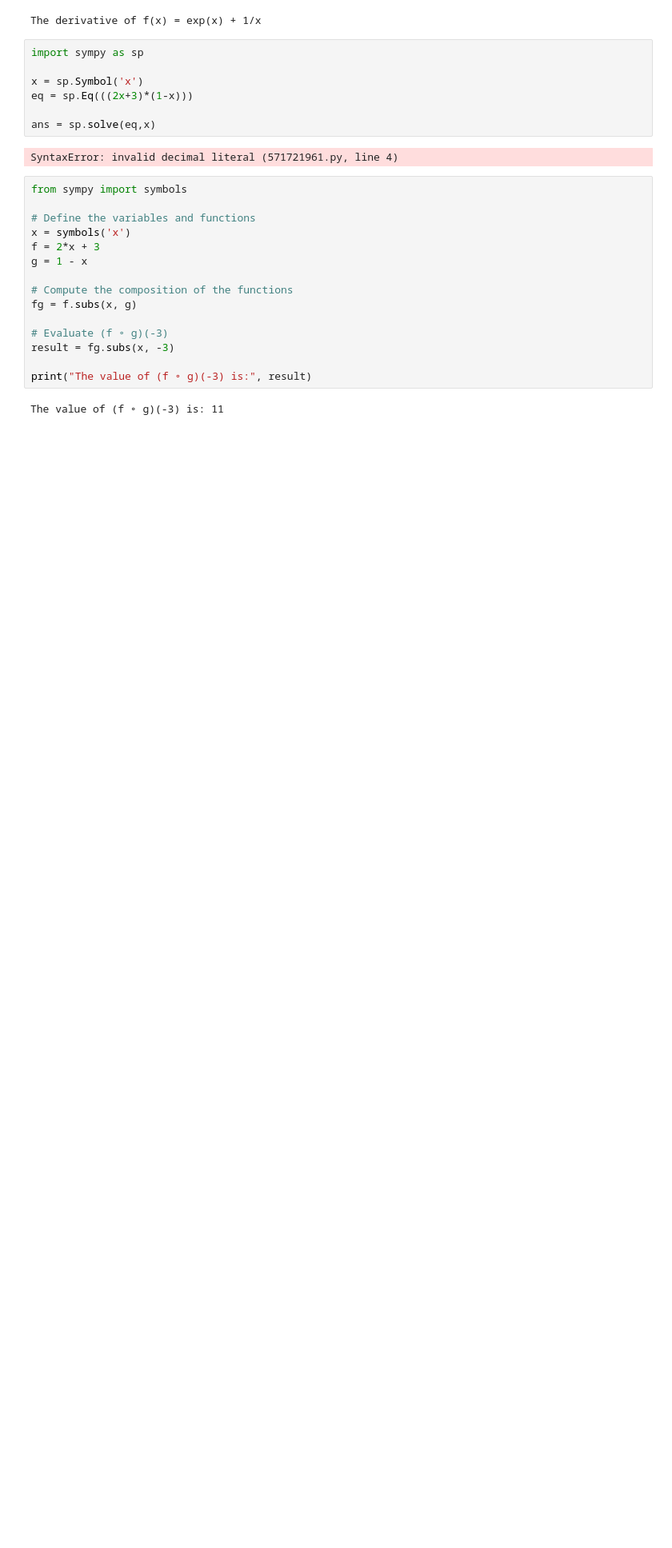
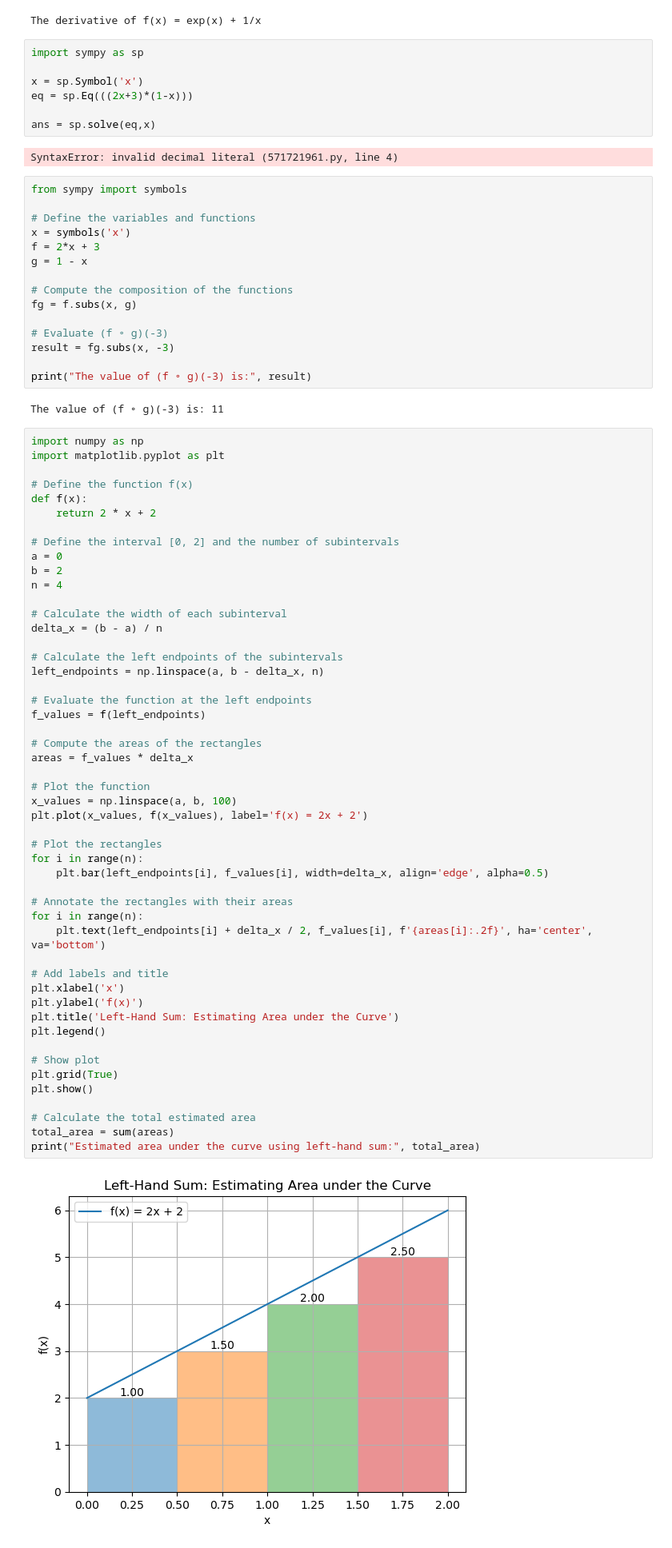
Before and after one commit to zaibutcooler/ai-playground, a Jupyter notebook: random/testo.ipynb, the cells around one changed output. Shown: that part at 80% size. Drawn from its saved outputs; the diff is of its cells as text; blank space fills up the shorter version.

```diff
--- a/random/testo.ipynb
+++ b/random/testo.ipynb
@@ -546,3 +546,55 @@ result = fg.subs(x, -3)
 print("The value of (f ∘ g)(-3) is:", result)
 # %% [output]
 The value of (f ∘ g)(-3) is: 11
+# %%
+import numpy as np
+import matplotlib.pyplot as plt
+
+# Define the function f(x)
+def f(x):
+    return 2 * x + 2
+
+# Define the interval [0, 2] and the number of subintervals
+a = 0
+b = 2
+n = 4
+
+# Calculate the width of each subinterval
+delta_x = (b - a) / n
+
+# Calculate the left endpoints of the subintervals
+left_endpoints = np.linspace(a, b - delta_x, n)
+
+# Evaluate the function at the left endpoints
+f_values = f(left_endpoints)
+
+# Compute the areas of the rectangles
+areas = f_values * delta_x
+
+# Plot the function
+x_values = np.linspace(a, b, 100)
+plt.plot(x_values, f(x_values), label='f(x) = 2x + 2')
+
+# Plot the rectangles
+for i in range(n):
+    plt.bar(left_endpoints[i], f_values[i], width=delta_x, align='edge', alpha=0.5)
+
+# Annotate the rectangles with their areas
+for i in range(n):
+    plt.text(left_endpoints[i] + delta_x / 2, f_values[i], f'{areas[i]:.2f}', ha='center', va='bottom')
+
+# Add labels and title
+plt.xlabel('x')
+plt.ylabel('f(x)')
+plt.title('Left-Hand Sum: Estimating Area under the Curve')
+plt.legend()
+
+# Show plot
+plt.grid(True)
+plt.show()
+
+# Calculate the total estimated area
+total_area = sum(areas)
+print("Estimated area under the curve using left-hand sum:", total_area)
+# %% [output]
+[figure, added]
```
Also changed, not shown: parts of 15 cells of this notebook, 40 other files.
